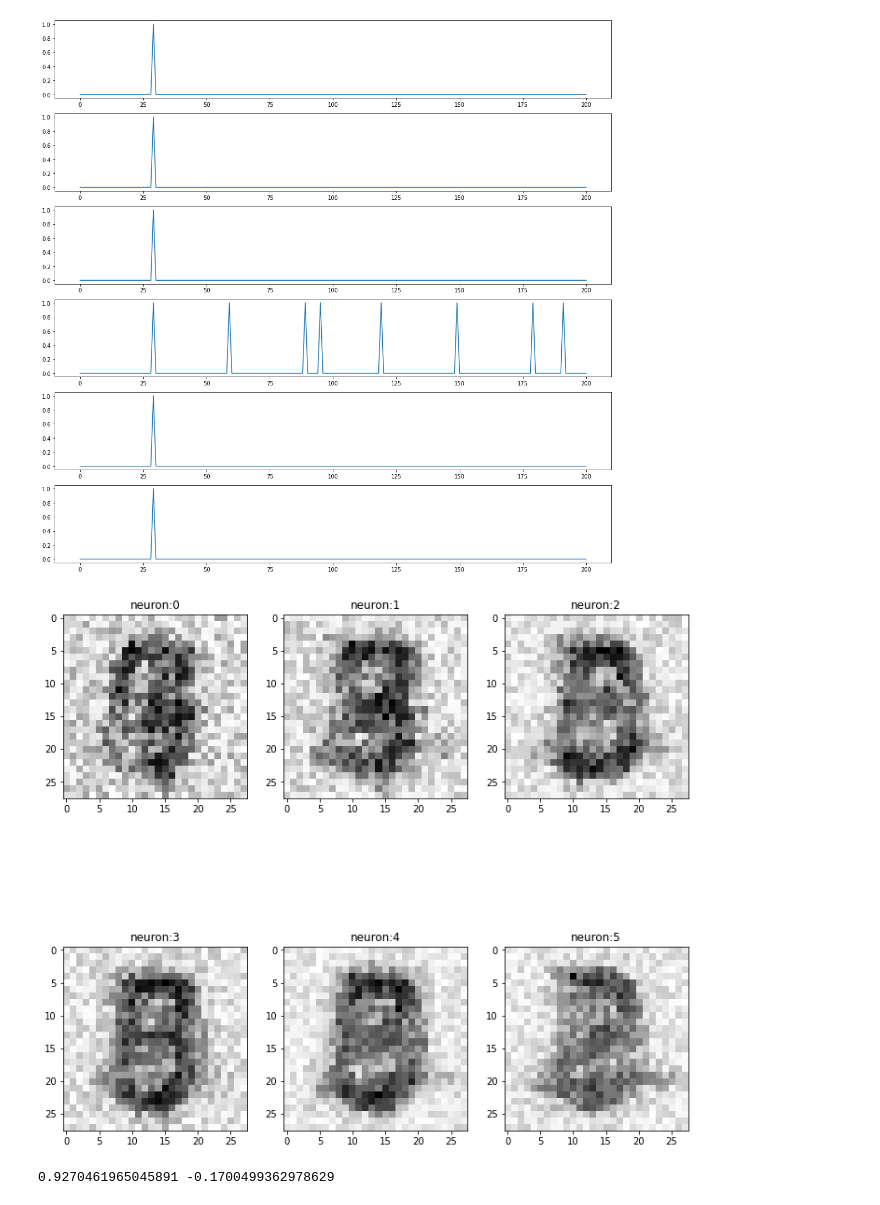
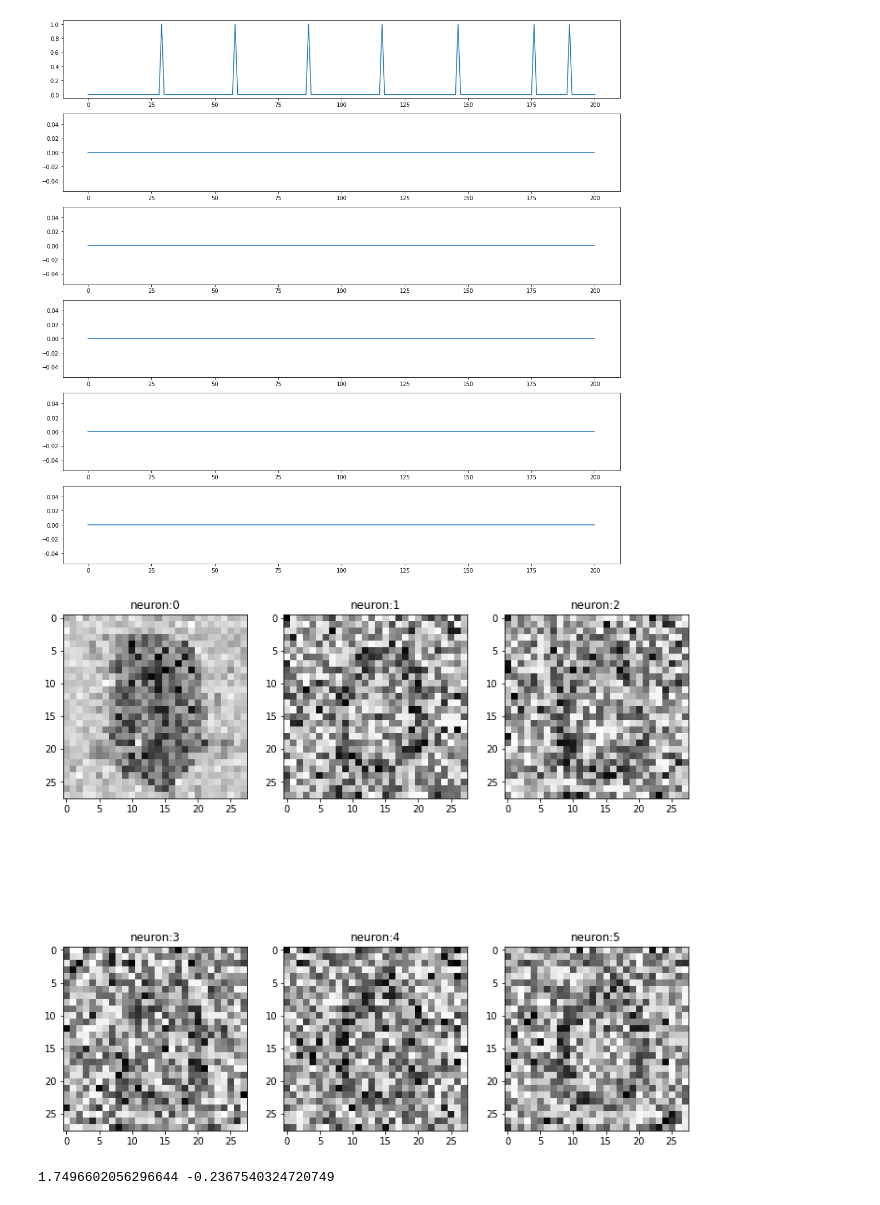
Before and after one commit to tomato1mule/snn_modu2021, a Jupyter notebook: Training/lateral inhibit.ipynb, the cells around one changed output. Cells and saved outputs as stored; diff of their text form; code cells hidden in the pictures.

```diff
--- a/Training/lateral inhibit.ipynb
+++ b/Training/lateral inhibit.ipynb
@@ -12,17 +12,17 @@ from STDP import stdp
 # %%
 T = 200
 dt = 1
-t_pre = -20
-t_post = 20
+t_pre = -40
+t_post = 40
 
 
 n1 = 28*28 # of neurons in layer 1
 n2 = 6 # of neurons in layer 2
 
-wmin=-1.2
-wmax=1.5
-tau_pre = 8
-tau_post = 5
+wmin=-1
+wmax=2
+tau_pre = 16
+tau_post = 16
 A_pre = 0.8
 A_post = 0.3
 
@@ -35,7 +35,7 @@ neuron_param = NeuronParam(t_refractory = 5,
                            V_rest = 0,
                            V_thr = 5,
                            V_min = -500,
-                           leak = 0.4,
+                           leak = 0.1,
                            record = True)
 
 learning_rule = lambda x : stdp(x,
@@ -66,7 +66,7 @@ for epoch in tqdm(range(n_epoch)):
         image = cv2.imread(f"data/{num}.png",0)
         image = RF_convolution(image,RF_kernel)
         input_spiketrain = encode(image,train_param)
-        adaptation = 1800./np.sum(input_spiketrain) * 0.5
+        adaptation = 1800./np.sum(input_spiketrain) * 0.1
 
 
         synapse.reset()
@@ -125,13 +131,13 @@ for epoch in tqdm(range(n_epoch)):
 # %%
-epoch = 2
+epoch = 1
 idx = 2
 fig = plt.figure(figsize=(18,3*n2))
 axes=[]
 for i in range(n2):
     axes.append(fig.add_subplot(n2,1,i+1))
     axes[i].plot(epoch_output[epoch-1][idx][i,:])
 # %% [output]
-[figure, old version]
+[figure, new version]
 # %%
 fig = plt.figure(figsize=(12,12))
 axes = []
@@ -149,5 +155,5 @@ plt.show()
 
 print(max_, min_)
 # %% [output]
-[figure, old version]
+[figure, new version]
-0.9270461965045891 -0.1700499362978629
+1.7496602056296644 -0.2367540324720749
```
Also changed, not shown: parts of 2 cells of this notebook, 13 other files.
